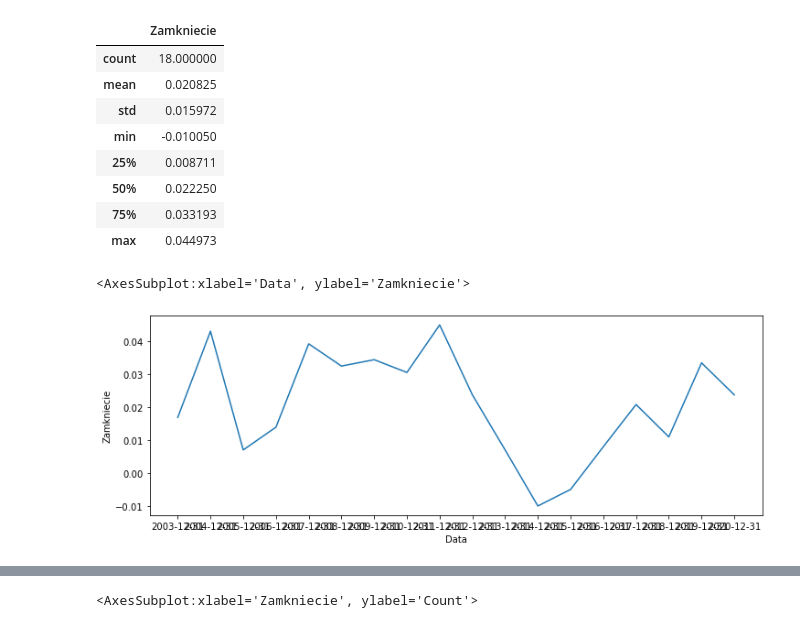
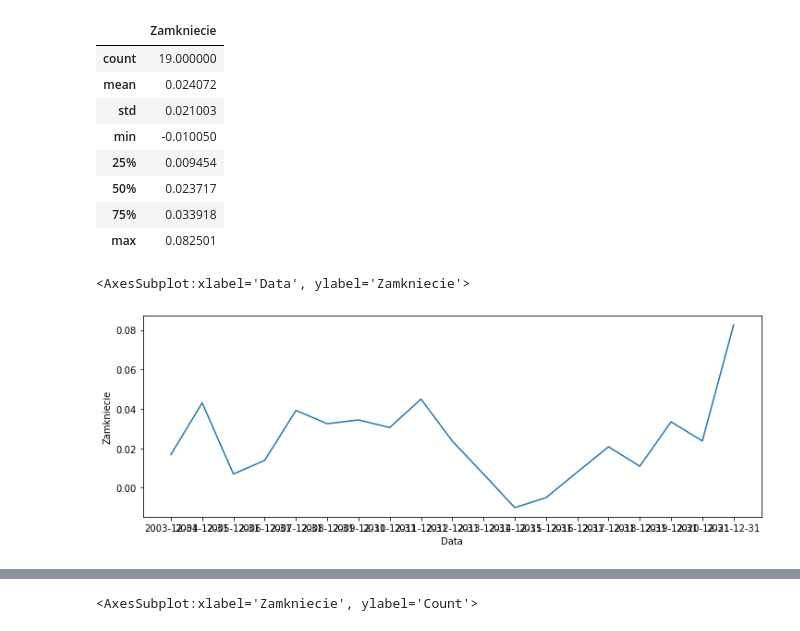
Before and after one commit to msz13/Goal-Based-Investing, a Jupyter notebook: esg/inflation.ipynb, the cells around one changed output, grey strips where cells are left out. Cells and saved outputs as stored; diff of their text form; code cells hidden in the pictures.

```diff
--- a/esg/inflation.ipynb
+++ b/esg/inflation.ipynb
@@ -26,21 +26,21 @@ def ornstein_uhlenbeck_params(series,period):
 
     return (u,sig,k)
 # %%
-cpi = data['2003-01-01':'2020-12-31'] / 100
+cpi = data['2003-01-01':'2021-12-31'] / 100
 cpi = np.log(cpi+1)
 cpi = cpi.reset_index()
 display(cpi.describe())
 fig, ax = plt.subplots(figsize=(12,4))
 sns.lineplot(data=cpi,x='Data',y='Zamkniecie', ax=ax)
 # %% [output]
 |  | Zamkniecie |
-| count | 18.000000 |
-| mean | 0.020825 |
-| std | 0.015972 |
+| count | 19.000000 |
+| mean | 0.024072 |
+| std | 0.021003 |
 | min | -0.010050 |
-| 25% | 0.008711 |
-| 50% | 0.022250 |
-| 75% | 0.033193 |
-| max | 0.044973 |
+| 25% | 0.009454 |
+| 50% | 0.023717 |
+| 75% | 0.033918 |
+| max | 0.082501 |
 <AxesSubplot:xlabel='Data', ylabel='Zamkniecie'>
-[figure, old version]
+[figure, new version]
```
Also changed, not shown: parts of 1 cell of this notebook, 5 other files.
